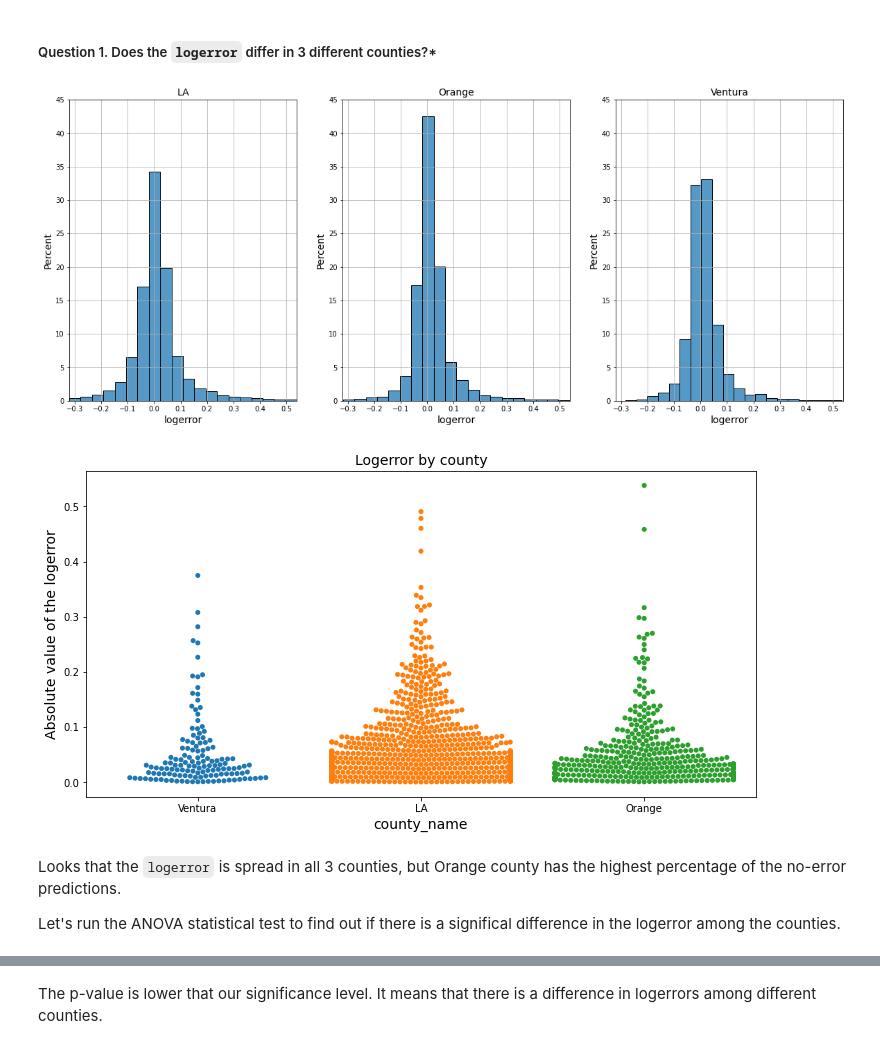
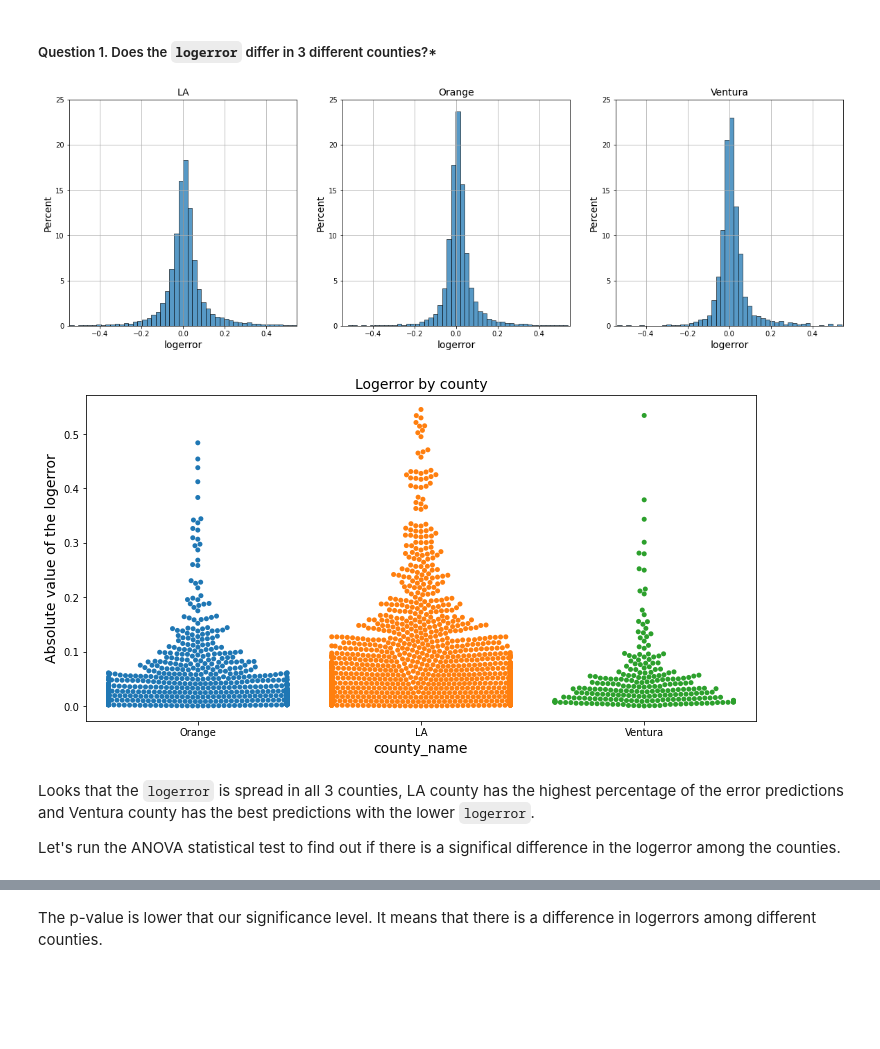
Before and after one commit to nadia-paz/clustering-exercises, a Jupyter notebook: explore_zillow.ipynb, the cells around one changed output, grey strips where cells are left out. Cells and saved outputs as stored; diff of their text form; code cells hidden in the pictures; blank space fills up the shorter version.

````diff
--- a/explore_zillow.ipynb
+++ b/explore_zillow.ipynb
@@ -33,12 +37,12 @@ plt.rc('ytick', labelsize=10)
 train, _, _ = wr.split_zillow(wr.get_zillow2())
 # %%
 # create a sample for some visualizations
-sample = train.sample(frac = 0.05)
+sample = train.sample(frac = 0.1)
 # %%
 # set the alpha level 0.05 for statistical tests
 α = 0.05
 # %%
-numerical_columns = train.iloc[:, :8].columns.tolist()
+numerical_columns = train.iloc[:, :9].columns.tolist()
 categorical_columns = train.iloc[:, 11:-1].columns.tolist()
 # for the exploration I will use the absolute value of the log error
 target = np.abs(sample.logerror)
@@ -49,12 +60,11 @@ target = np.abs(sample.logerror)
 ##### categorical_columns
 'bath', 'beds', 'fireplace', 'garage', 'hottub_spa', 'pool', 'unit', 'heating_system', 'county_land_code', 'county_name'
 # %%
-logerror_bins = pd.cut(sample.logerror, bins=[-0.5, -0.3, -0.15, 0, 0.15, 0.3, 0.55])
+logerror_bins = pd.cut(sample.logerror, bins=[-0.55, -0.25, 0, 0.25, 0.55])
+#logerror_bins = pd.cut(sample.logerror, bins=[-5, -2.5, -0.5, -0.3, -0.15, 0, 0.15, 0.3, 0.5, 2.5, 5.5])
 # %%
 sample['log_bins'] = logerror_bins
 sample['abs_logerror'] = target
-# %%
-sample['log_bins4'] = pd.cut(sample.logerror, bins=[-0.5, -0.25, 0, 0.25, 0.5])
 # %%
 # create a logarithmic columns for numerical values ['sqft','garage_sqft','lot_sqft','age','structure_price',
 # 'price', 'land_price', 'tax_amount']
@@ -87,27 +89,27 @@ Index(['sqft', 'garage_sqft', 'lot_sqft', 'age', 'structure_price', 'price',
 # %% [markdown]
 ##### Question 1. Does the ```logerror``` differ in 3 different counties?*
 # %%
-plt.figure(figsize=(20, 8))
+plt.figure(figsize=(20, 6))
 for i, col in zip(range(1, 4), train.county_name.unique().tolist()):
     data = train[train['county_name'] == col]
     plt.subplot(1, 3, i)
     #data.logerror.hist(bins=10)
-    sns.histplot(data=data, x='logerror', stat='percent', bins=20)
+    sns.histplot(data=data, x='logerror', stat='percent', bins=50)
     plt.xlim(train.logerror.min(), train.logerror.max())
     plt.grid(True)
-    plt.ylim(0, 45)
+    plt.ylim(0, 25)
     plt.title(col)
 # %% [output]
-[figure, old version]
+[figure, new version]
 # %%
 plt.figure(figsize=(12, 6))
 plt.title('Logerror by county')
 sns.swarmplot(x=sample['county_name'], y=target)
 plt.ylabel('Absolute value of the logerror');
 # %% [output]
-[figure, old version]
+[figure, new version]
 # %% [markdown]
-Looks that the ```logerror``` is spread in all 3 counties, but Orange county has the highest percentage of the no-error predictions.
+Looks that the ```logerror``` is spread in all 3 counties, LA county has the highest percentage of the error predictions and Ventura county has the best predictions with the lower ```logerror```.
 
 Let's run the ANOVA statistical test to find out if there is a significal difference in the logerror among the counties.
 # %%
````
Also changed, not shown: parts of 52 cells of this notebook, 9 other files.
